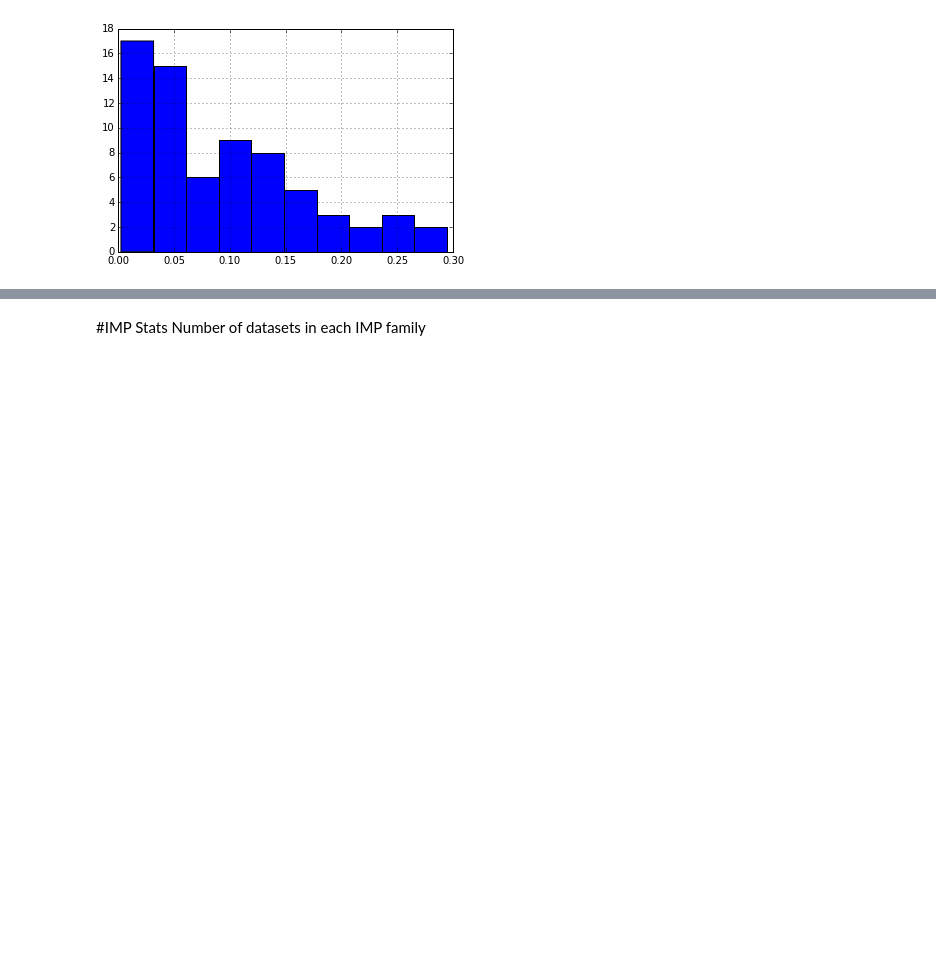
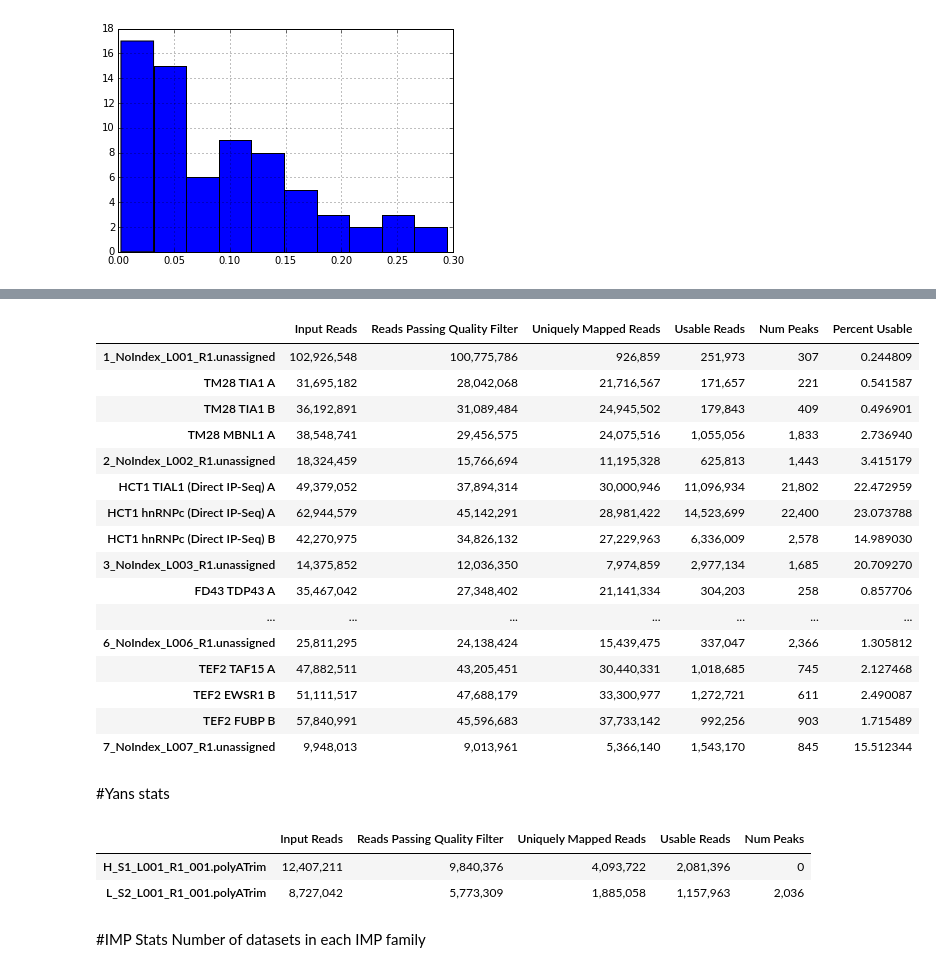
Before and after one commit to gpratt/iPython_Notebook, a Jupyter notebook: encode/encode_QC.ipynb, the cells around one changed output, grey strips where cells are left out. Drawn from its saved outputs; the diff is of its cells as text; code cells hidden in the pictures; blank space fills up the shorter version.

```diff
--- a/encode/encode_QC.ipynb
+++ b/encode/encode_QC.ipynb
@@ -335,0 +541,39 @@ imp_df["Percent Usable"].hist()
+# %%
+v9 = parsers.clipseq_metrics("/nas3/gpratt/projects/encode/analysis/v9/", iclip=True)
+
+filtered_df = v9[[ "Input Reads",
+                            "Reads Passing Quality Filter",
+                            "Uniquely Mapped Reads",
+                            #"Uniquely mapped reads %",
+                            "Usable Reads",
+                            #"spot",
+                            "Num Peaks",
+                            ]]
+
+filtered_df['Percent Usable'] = (filtered_df["Usable Reads"] / filtered_df["Input Reads"]) * 100
+filtered_df = filtered_df.rename(rename)
+HTML(filtered_df.to_html(formatters={"Input Reads" : parsers.commas,
+                                     "Reads Passing Quality Filter" : parsers.commas,
+                                     "Reads after Quality Filtering" : parsers.commas,
+                                     "Uniquely Mapped Reads" : parsers.commas,
+                                     "Usable Reads" : parsers.commas,
+                                     "Num Peaks": parsers.commas,
+                                     } ))
+# %% [output]
+|  | Input Reads | Reads Passing Quality Filter | Uniquely Mapped Reads | Usable Reads | Num Peaks | Percent Usable |
+| 1_NoIndex_L001_R1.unassigned | 102,926,548 | 100,775,786 | 926,859 | 251,973 | 307 | 0.244809 |
+| TM28 TIA1 A | 31,695,182 | 28,042,068 | 21,716,567 | 171,657 | 221 | 0.541587 |
+| TM28 TIA1 B | 36,192,891 | 31,089,484 | 24,945,502 | 179,843 | 409 | 0.496901 |
+| TM28 MBNL1 A | 38,548,741 | 29,456,575 | 24,075,516 | 1,055,056 | 1,833 | 2.736940 |
+| 2_NoIndex_L002_R1.unassigned | 18,324,459 | 15,766,694 | 11,195,328 | 625,813 | 1,443 | 3.415179 |
+| HCT1 TIAL1 (Direct IP-Seq) A | 49,379,052 | 37,894,314 | 30,000,946 | 11,096,934 | 21,802 | 22.472959 |
+| HCT1 hnRNPc (Direct IP-Seq) A | 62,944,579 | 45,142,291 | 28,981,422 | 14,523,699 | 22,400 | 23.073788 |
+| HCT1 hnRNPc (Direct IP-Seq) B | 42,270,975 | 34,826,132 | 27,229,963 | 6,336,009 | 2,578 | 14.989030 |
+| 3_NoIndex_L003_R1.unassigned | 14,375,852 | 12,036,350 | 7,974,859 | 2,977,134 | 1,685 | 20.709270 |
+| FD43 TDP43 A | 35,467,042 | 27,348,402 | 21,141,334 | 304,203 | 258 | 0.857706 |
+| ... | ... | ... | ... | ... | ... | ... |
+| 6_NoIndex_L006_R1.unassigned | 25,811,295 | 24,138,424 | 15,439,475 | 337,047 | 2,366 | 1.305812 |
+| TEF2 TAF15 A | 47,882,511 | 43,205,451 | 30,440,331 | 1,018,685 | 745 | 2.127468 |
+| TEF2 EWSR1 B | 51,111,517 | 47,688,179 | 33,300,977 | 1,272,721 | 611 | 2.490087 |
+| TEF2 FUBP B | 57,840,991 | 45,596,683 | 37,733,142 | 992,256 | 903 | 1.715489 |
+| 7_NoIndex_L007_R1.unassigned | 9,948,013 | 9,013,961 | 5,366,140 | 1,543,170 | 845 | 15.512344 |
@@ -336,3 +584,29 @@ imp_df["Percent Usable"].hist()
+# %% [markdown]
+#Yans stats
+# %%
+v9 = parsers.clipseq_metrics("/nas3/gpratt/projects/encode/analysis/yan_fox2_iclip_v1/", iclip=True)
+
+filtered_df = v9[[ "Input Reads",
+                            "Reads Passing Quality Filter",
+                            "Uniquely Mapped Reads",
+                            #"Uniquely mapped reads %",
+                            "Usable Reads",
+                            #"spot",
+                            "Num Peaks",
+                            ]]
+
+
+HTML(filtered_df.to_html(formatters={"Input Reads" : parsers.commas,
+                                     "Reads Passing Quality Filter" : parsers.commas,
+                                     "Reads after Quality Filtering" : parsers.commas,
+                                     "Uniquely Mapped Reads" : parsers.commas,
+                                     "Usable Reads" : parsers.commas,
+                                     "Num Peaks": parsers.commas,
+                                     } ))
+# %% [output]
+|  | Input Reads | Reads Passing Quality Filter | Uniquely Mapped Reads | Usable Reads | Num Peaks |
+| H_S1_L001_R1_001.polyATrim | 12,407,211 | 9,840,376 | 4,093,722 | 2,081,396 | 0 |
+| L_S2_L001_R1_001.polyATrim | 8,727,042 | 5,773,309 | 1,885,058 | 1,157,963 | 2,036 |
 # %% [markdown]
 #IMP Stats
 Number of datasets in each IMP family
```
Also changed, not shown: parts of 30 cells of this notebook.
